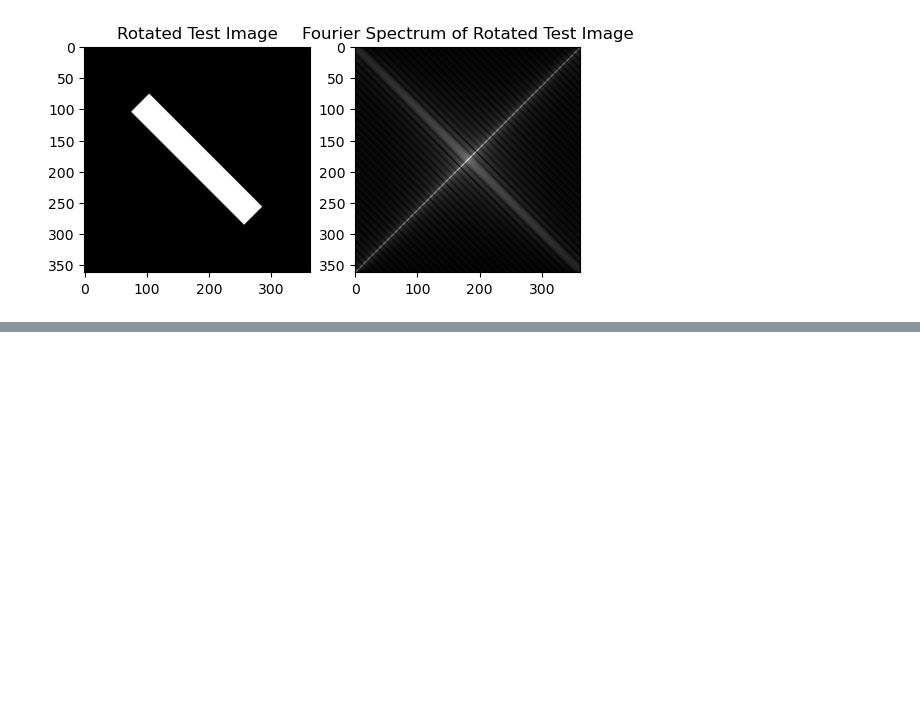
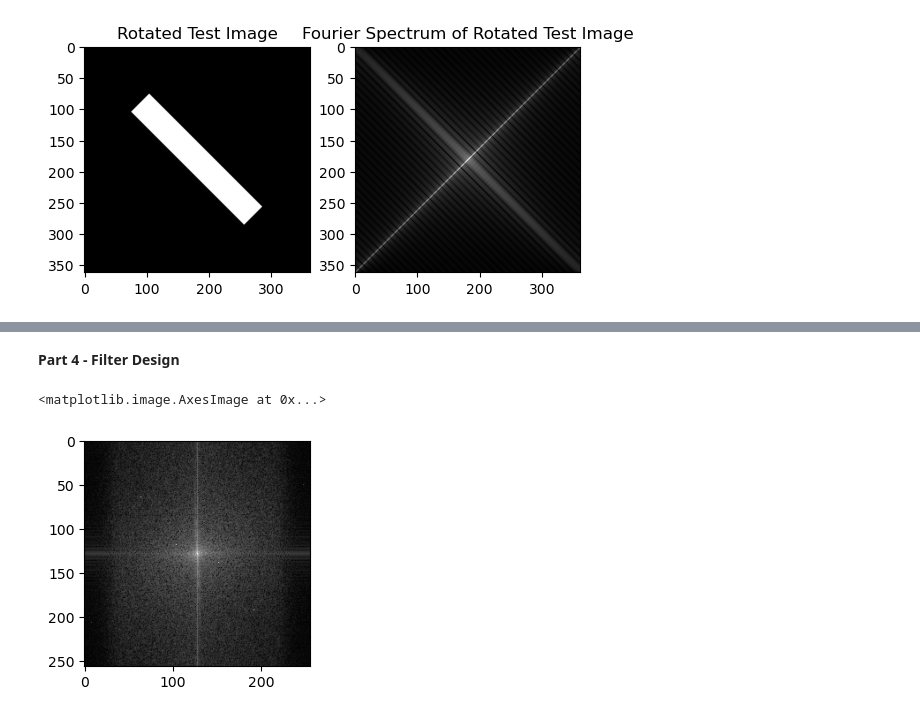
Before and after one commit to adeleyounis/SYDE575, a Jupyter notebook: Lab 3/lab3.ipynb, the cells around one changed output, grey strips where cells are left out. Cells and saved outputs as stored; diff of their text form; code cells hidden in the pictures; blank space fills up the shorter version.

Commit message:
Part 4: Filter Design

```diff
--- a/Lab 3/lab3.ipynb
+++ b/Lab 3/lab3.ipynb
@@ -116,3 +112,15 @@ plt.tight_layout()
 
 **6. Describe how the reconstructed image from the phase component look like? What image characteristics does the phase component capture?**
 The phase spectrum gives information on the edges in the lena image. The phase component captures the shapes, edges and contours in the image.
+# %% [markdown]
+**Part 4 - Filter Design**
+# %%
+# fft of noisy frequency image
+F_noisy = np.fft.fftshift(np.fft.fft2(frequnoisy))
+mag_F_noisy = np.log1p(np.abs(F_noisy))
+plt.figure()
+plt.subplot(1,2,1)
+plt.imshow(mag_F_noisy, cmap='gray')
+# %% [output]
+<matplotlib.image.AxesImage at 0x...>
+[figure, added]
```
Also changed, not shown: parts of 9 cells of this notebook.
